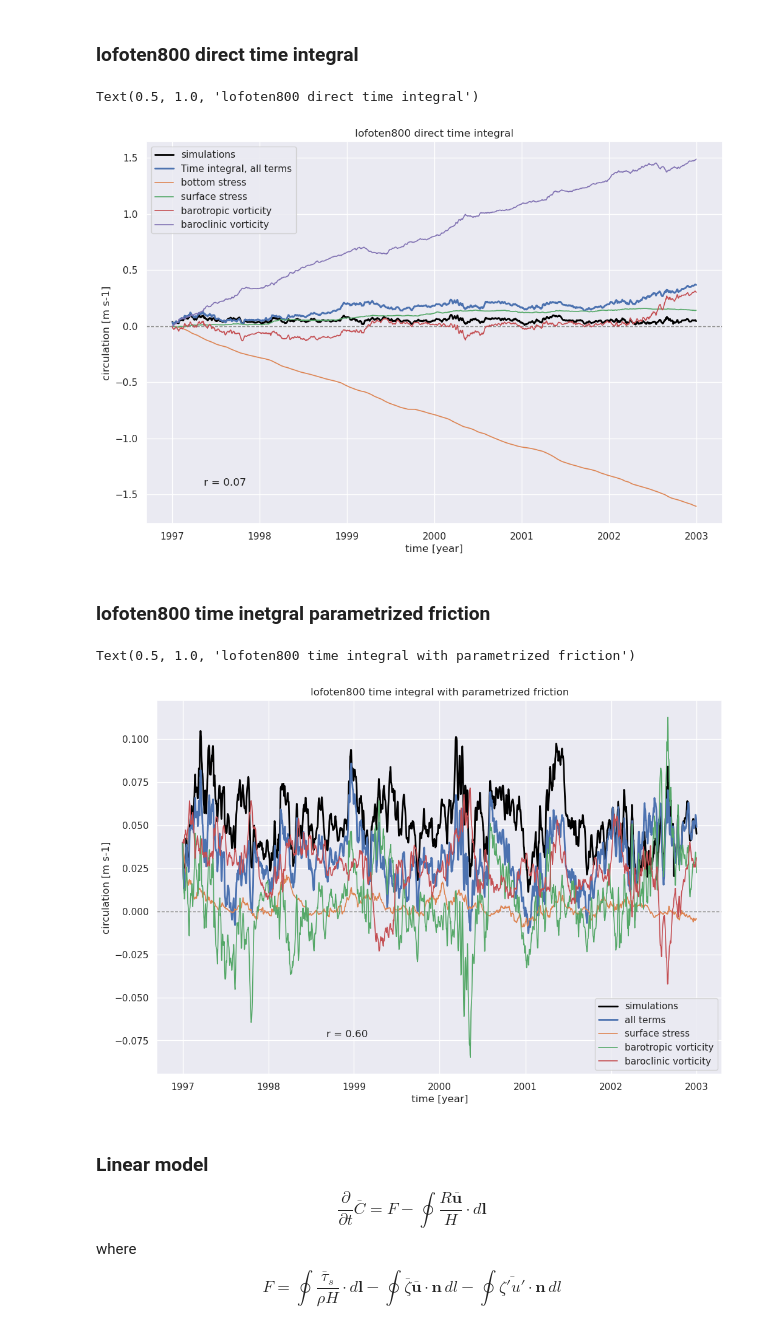
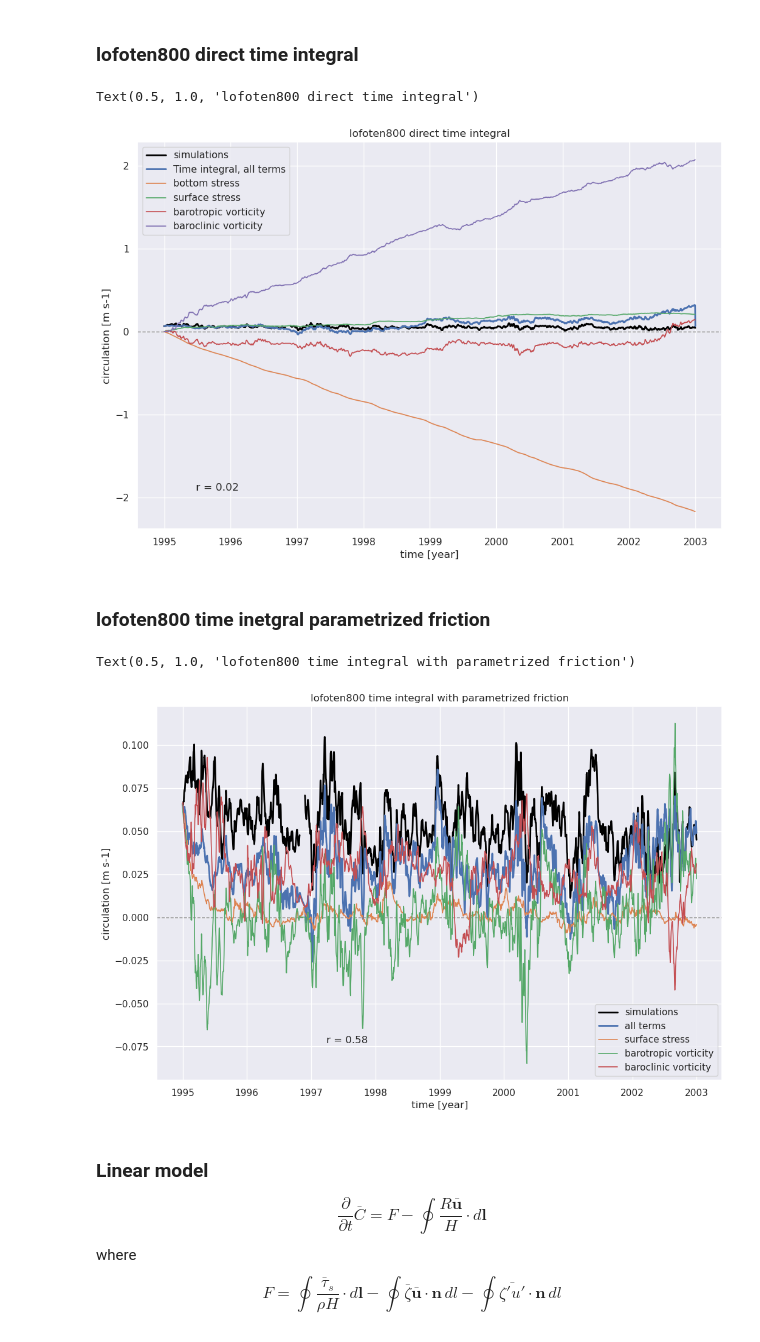
Before and after one commit to alpsjur/Vorticity-Driven-Circulation, a Jupyter notebook: present_model_results.ipynb, the cells around one changed output. Saved outputs shown, nothing was run; the diff lists cells and outputs as text; code cells hidden in the pictures.

```diff
--- a/present_model_results.ipynb
+++ b/present_model_results.ipynb
@@ -249,8 +249,8 @@ t = ds.ocean_time.values
 fig, ax = plt.subplots(figsize=figsize)
 
 
-x = ds.Ubar.values
-y = ds["all terms"].values
+x = ds.Ubar.fillna(0).values
+y = ds["all terms"].fillna(0).values
 
 corr = sp.stats.pearsonr(x, y)
 r = corr.statistic
@@ -273,7 +273,7 @@ ax.set_ylabel("circulation [m s-1]")
 ax.set_title("lofoten800 direct time integral")
 # %% [output]
 Text(0.5, 1.0, 'lofoten800 direct time integral')
-[figure, old version]
+[figure, new version]
 # %% [markdown]
 ### lofoten800 time inetgral parametrized friction
 # %%
@@ -281,36 +281,36 @@ Text(0.5, 1.0, 'lofoten800 direct time integral')
 #ds = xr.open_dataset("data/lofoten800/lofoten800_quadratic_time_integrals_lofoten_h_50km.nc")
 ds = xr.open_dataset("data/lofoten800/lofoten800_linear_time_integrals_lofoten_h_50km.nc")
 
 t = ds.ocean_time.values
 
 # Plot each individual term over time
 fig, ax = plt.subplots(figsize=figsize)
 
 ax.axhline(0, lw=1,  ls="--", color="gray")
 ax.plot(t,ds.Ubar, label="simulations", color="black", lw=2)
 #ax.plot(t,ds.Ub, label="bottom", color="gray", lw=2)
 ax.plot(t, ds.sel(term="all terms").forcing, label="all terms", lw=2)
 
-x = ds.Ubar.values
-y = ds.sel(term="all terms").forcing.values
+x = ds.Ubar.fillna(0).values
+y = ds.sel(term="all terms").forcing.fillna(0).values
 
 corr = sp.stats.pearsonr(x, y)
 r = corr.statistic
 ax.text(0.3, 0.1, f"r = {r:.2f}", transform=ax.transAxes)
 
 
 ax.legend()
 for term in ["surface stress", "barotropic vorticity", "baroclinic vorticity"]:
    ax.plot(t,ds.sel(term=term).forcing, label=term, lw=1.2)
 
 ax.legend()
 ax.set_xlabel("time [year]")
 ax.set_ylabel("circulation [m s-1]")
 
 ax.set_title("lofoten800 time integral with parametrized friction")
 # %% [output]
 Text(0.5, 1.0, 'lofoten800 time integral with parametrized friction')
-[figure, old version]
+[figure, new version]
 # %% [markdown]
 ### Linear model
 
```
Also changed, not shown: parts of 1 cell of this notebook, 4 other files.
